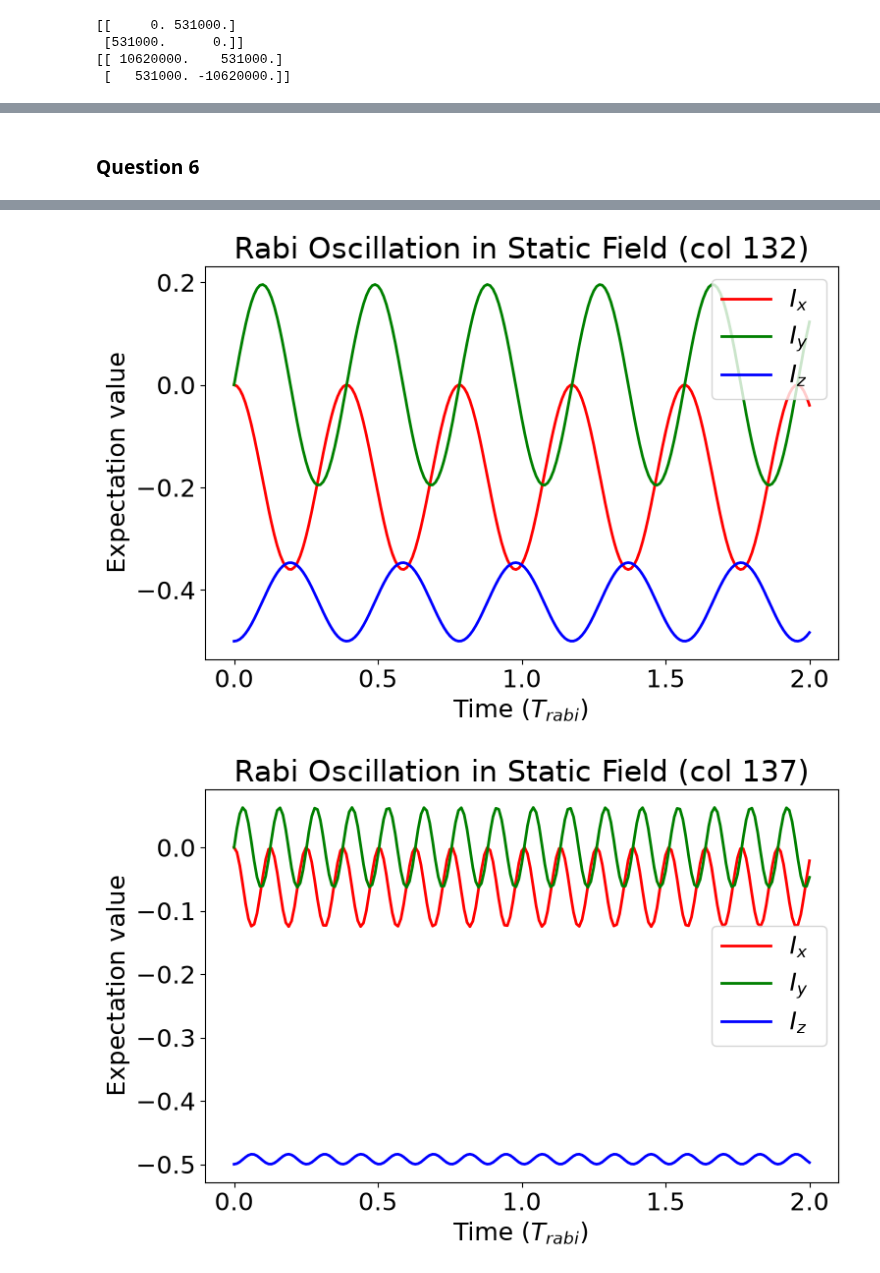
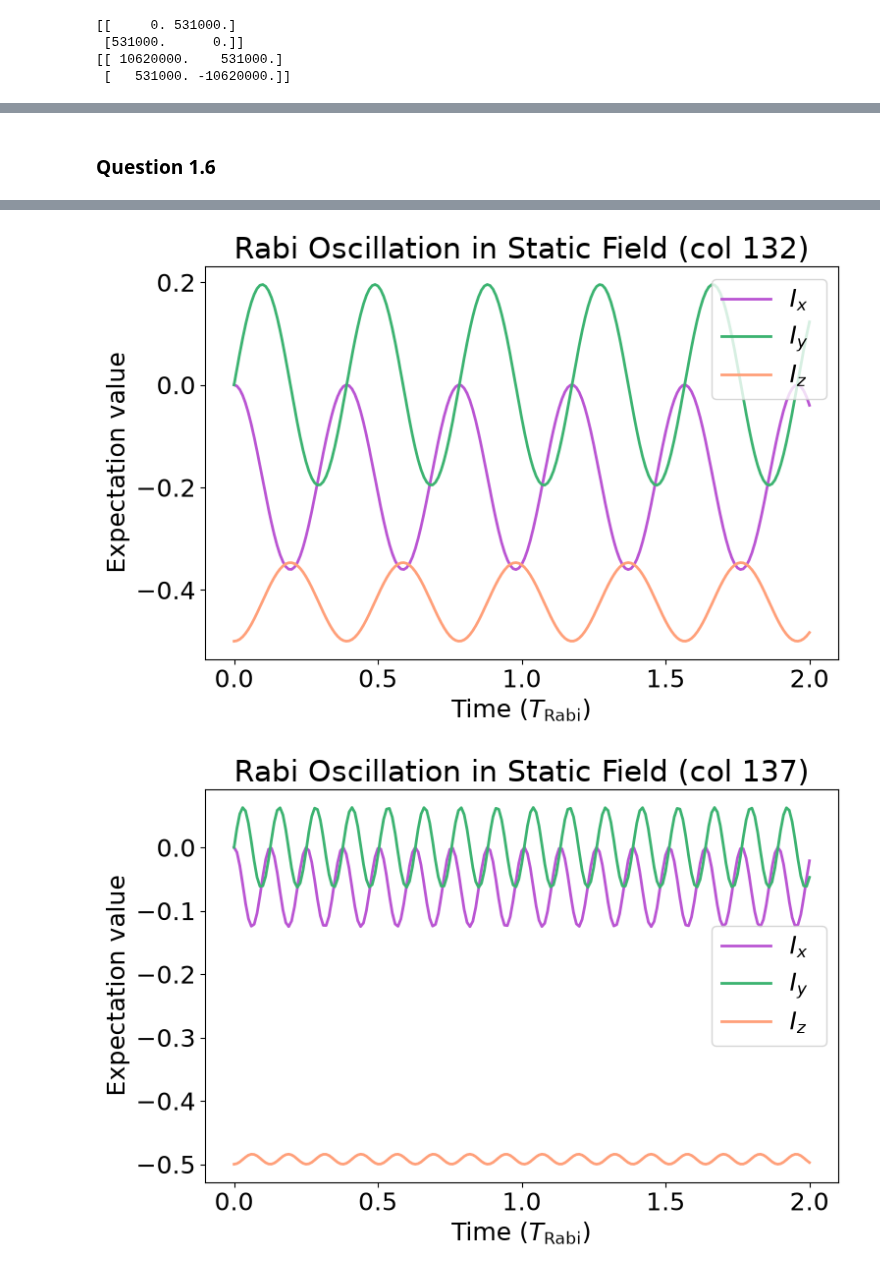
Before and after one commit to mvx-dev/notes, a Jupyter notebook: study/ELEC3705/assignment/code/src/code/assignment.ipynb, the cells around one changed output, grey strips where cells are left out. Cells and saved outputs as stored; diff of their text form; code cells hidden in the pictures.

```diff
--- a/study/ELEC3705/assignment/code/src/code/assignment.ipynb
+++ b/study/ELEC3705/assignment/code/src/code/assignment.ipynb
@@ -19,6 +19,10 @@ try:
     os.mkdir(OUT_DIR)
 except:
     pass
+
+colour1 = "mediumorchid"
+colour2 = "mediumseagreen"
+colour3 = "lightsalmon"
 
 # constants
 gamma_n = 42.48e6 # Hz
@@ -161,10 +165,10 @@ states = np.tile(d_ket, (ncols, 1))  # set one spin per pixel
 expect = np.real(np.einsum("...i,ij,...j->...", states.conj(), I_z, states))
 
 fig, ax = plt.subplots()
-ax.plot(c, expect)
+ax.plot(c, expect, color=colour1)
 
 ax.set_title("Prepared State Expectation")
-ax.set_xlabel("Column Number")
+ax.set_xlabel(r"Column Index ($c$)")
 ax.set_ylabel(r"Expectation Value $\langle I_z \rangle$")
 ax.set_ylim(-1, 1) # view the entire range of expectation values
 fig.tight_layout()
@@ -174,5 +178,5 @@ fig.savefig(f"{OUT_DIR}/single-spin-exp.png")
 # %% [markdown]
-### Question 6
+### Question 1.6
 # %%
 T_rabi = 1 / omega_R
 # t = np.arange(0, 2 * T_rabi + T_rabi / 200, T_rabi / 100)
@@ -192,14 +196,15 @@ for col in cols:
     fig = plt.figure()
     ax = fig.add_subplot()
     label_col = f"{col - ncols // 2:03}"
-    ax.plot(t / T_rabi, Ix_exp, label=r"$I_x$ ", color="red")
-    ax.plot(t / T_rabi, Iy_exp, label=r"$I_y$ ", color="green")
-    ax.plot(t / T_rabi, Iz_exp, label=r"$I_z$ ", color="blue")
+    ax.plot(t / T_rabi, Ix_exp, label=r"$I_x$ ", color=colour1)
+    ax.plot(t / T_rabi, Iy_exp, label=r"$I_y$ ", color=colour2)
+    ax.plot(t / T_rabi, Iz_exp, label=r"$I_z$ ", color=colour3)
 
     ax.set_title(f"Rabi Oscillation in Static Field (col {col})")
-    ax.set_xlabel(r"Time ($T_{rabi}$)")
+    ax.set_xlabel(r"Time ($T_{\mathrm{Rabi}}$)")
     ax.set_ylabel(r"Expectation value")
     ax.legend()
+    #ax.legend(loc="center right", framealpha=0.9)
 
     fig.tight_layout()
     fig.savefig(f"{OUT_DIR}/single-spin-rabi-{label_col}.png")
@@ -208,2 +213,2 @@ for col in cols:
-[figure, old version]
+[figure, new version]
-[figure, old version]
+[figure, new version]
```
Also changed, not shown: parts of 14 cells of this notebook, 12 other files.
